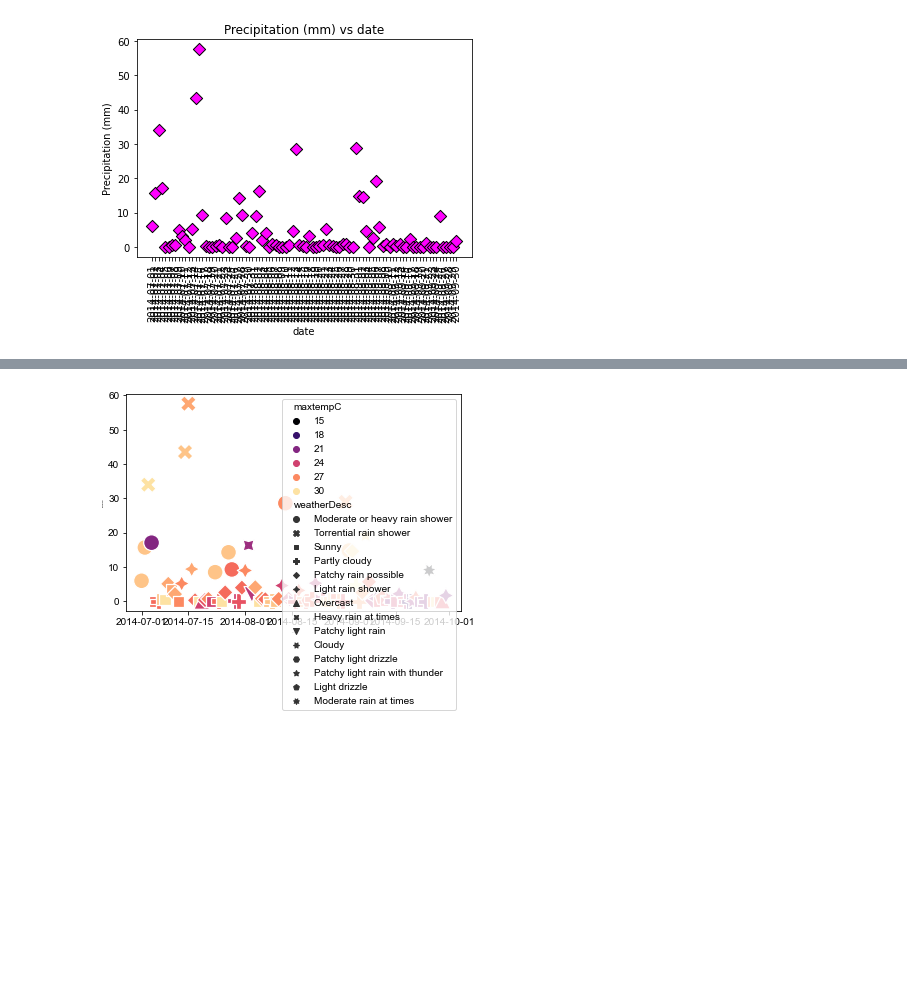
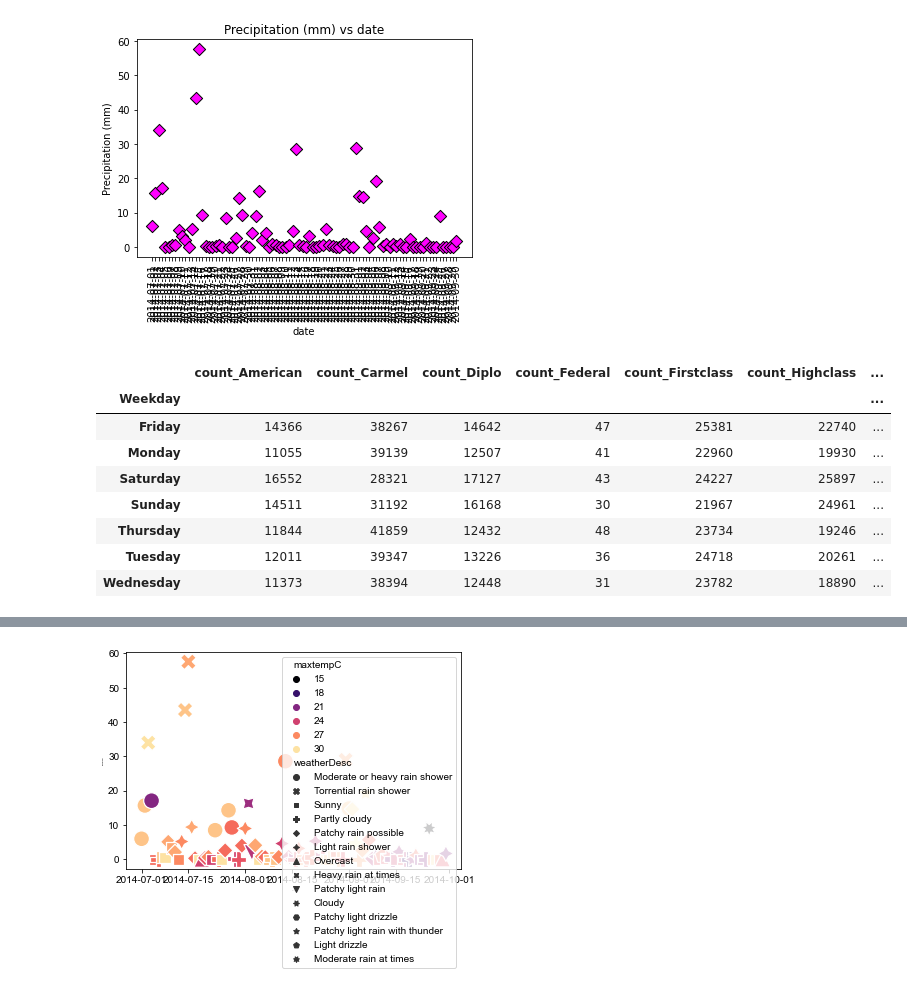
Before and after one commit to P219-C/G5_project-1_UWADA, a Jupyter notebook: Group5_main.ipynb, the cells around one changed output, grey strips where cells are left out. Cells and saved outputs as stored; diff of their text form; code cells hidden in the pictures; blank space fills up the shorter version.

```diff
--- a/Group5_main.ipynb
+++ b/Group5_main.ipynb
@@ -426,3 +432,16 @@ plt.rcParams["axes.labelsize"] = 2
 plt.show()
 # %% [output]
 [figure]
+# %%
+groupby_weekday = weather_rides_df.groupby("Weekday").sum()
+groupby_weekday
+# %% [output]
+|  | count_American | count_Carmel | count_Diplo | count_Federal | count_Firstclass | count_Highclass | ... |
+| Weekday |  |  |  |  |  |  | ... |
+| Friday | 14366 | 38267 | 14642 | 47 | 25381 | 22740 | ... |
+| Monday | 11055 | 39139 | 12507 | 41 | 22960 | 19930 | ... |
+| Saturday | 16552 | 28321 | 17127 | 43 | 24227 | 25897 | ... |
+| Sunday | 14511 | 31192 | 16168 | 30 | 21967 | 24961 | ... |
+| Thursday | 11844 | 41859 | 12432 | 48 | 23734 | 19246 | ... |
+| Tuesday | 12011 | 39347 | 13226 | 36 | 24718 | 20261 | ... |
+| Wednesday | 11373 | 38394 | 12448 | 31 | 23782 | 18890 | ... |
```
Also changed, not shown: parts of 5 cells of this notebook, 1 other file.
